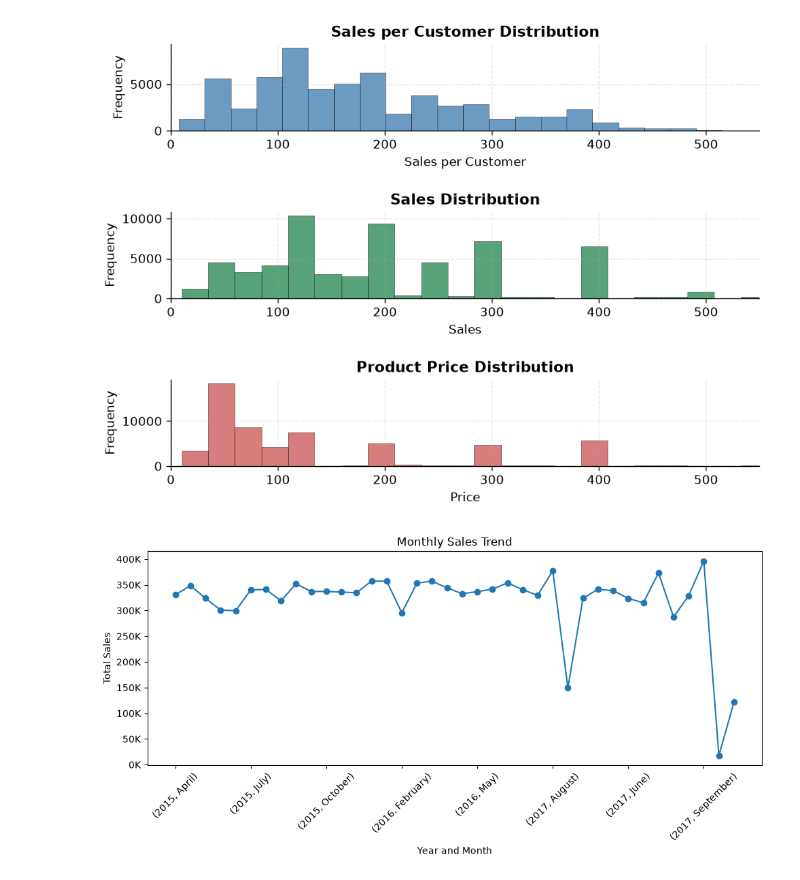
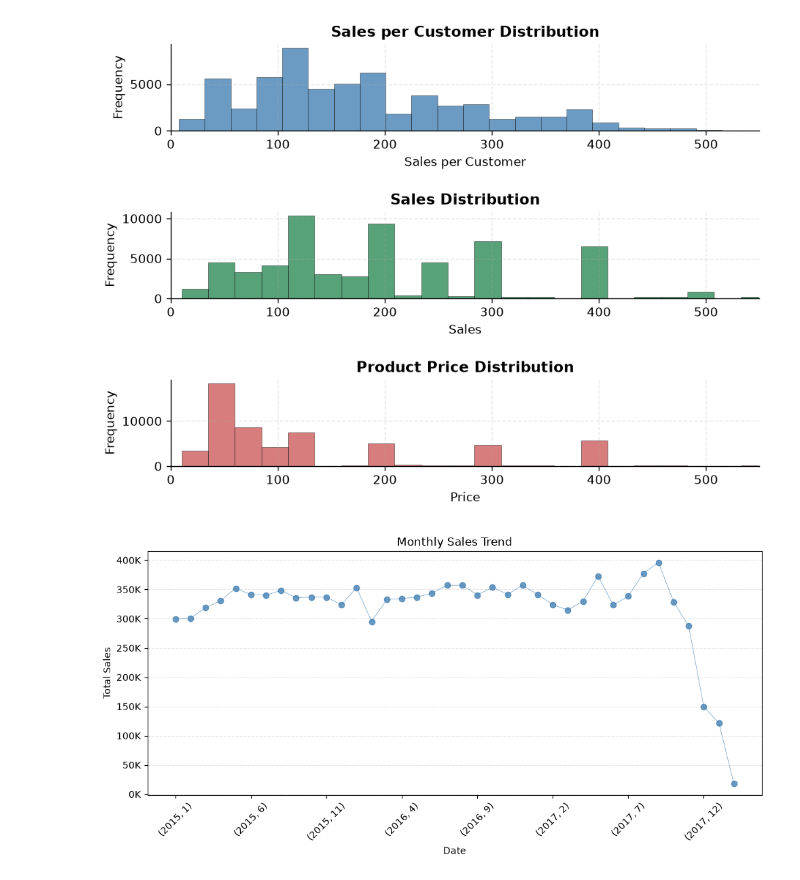
Before and after one commit to Mina-Makram-001/2B_Data_Science_Portfolio, a Jupyter notebook: 2_Cleaning_P2_&_EDA.ipynb, the cells around one changed output. Drawn from its saved outputs; the diff is of its cells as text; code cells hidden in the pictures.

```diff
--- a/2_Cleaning_P2_&_EDA.ipynb
+++ b/2_Cleaning_P2_&_EDA.ipynb
@@ -305,31 +305,33 @@ plt.tight_layout(pad=2)
 plt.show()
 # %% [output]
 [figure]
+# %%
+df_Com_Stat = df_Com_Stat.sort_values(by='shipping_date_(DateOrders)')
+df_Com_Stat['Month'] = df_Com_Stat['shipping_date_(DateOrders)'].dt.month
+df_Com_Stat['Year'] = df_Com_Stat['shipping_date_(DateOrders)'].dt.year
 # %%
-df_Com_Stat['Month_Name'] = df_Com_Stat['shipping_date_(DateOrders)'].dt.month_name()
-df_Com_Stat['Year'] = df_Com_Stat['shipping_date_(DateOrders)'].dt.year
-
 from matplotlib.ticker import FuncFormatter
 
 
 ax = (
-    df_Com_Stat.groupby(['Year', 'Month_Name'])['Sales']
+    df_Com_Stat.groupby(['Year', 'Month'])['Sales']
       .sum()
       .plot(
           kind='line',
           marker='o',
           figsize=(10, 5),
           title='Monthly Sales Trend',
-          xlabel='Year and Month',
-          ylabel='Total Sales'
+          xlabel='Date',
+          ylabel='Total Sales', alpha=0.8, color='steelblue', linewidth=0.5
       )
 )
 
 ax.yaxis.set_major_formatter(FuncFormatter(lambda x, pos: f'{x/1000:.0f}K'))
+ax.grid(axis='y', linestyle='--', alpha=0.3)
 
 plt.xticks(rotation=45)
 
 plt.tight_layout()
 plt.show()
 # %% [output]
-[figure, old version]
+[figure, new version]
```
Also changed, not shown: parts of 2 cells of this notebook, 2 other files.
